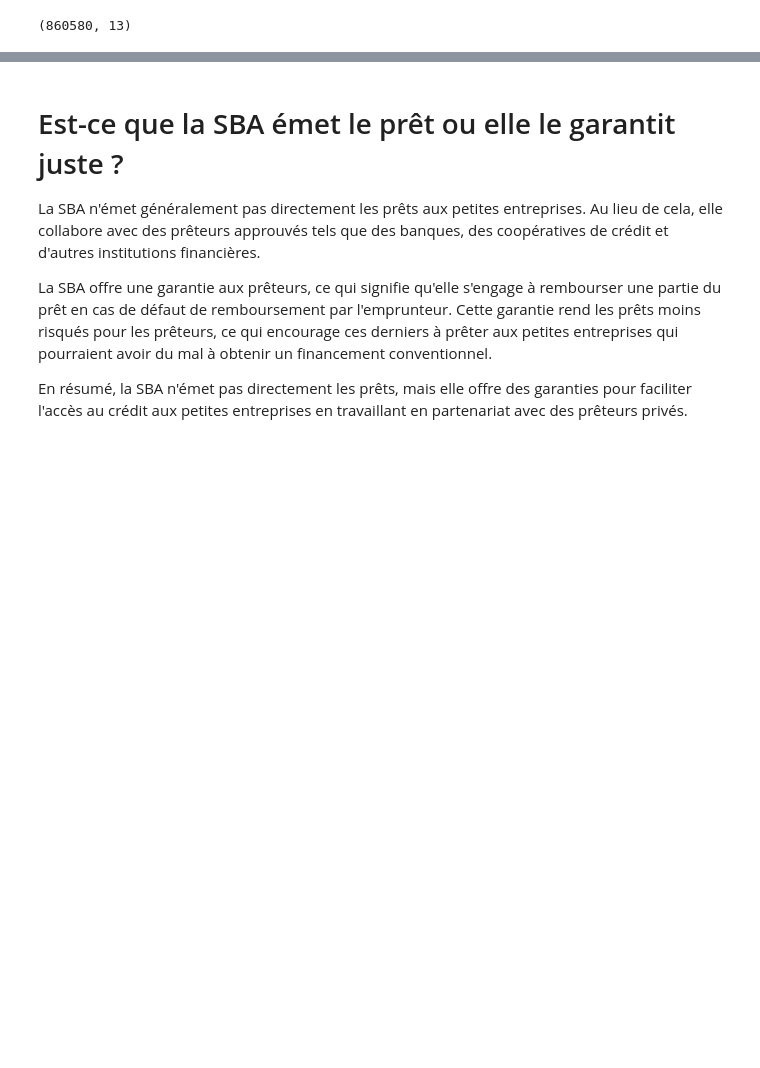
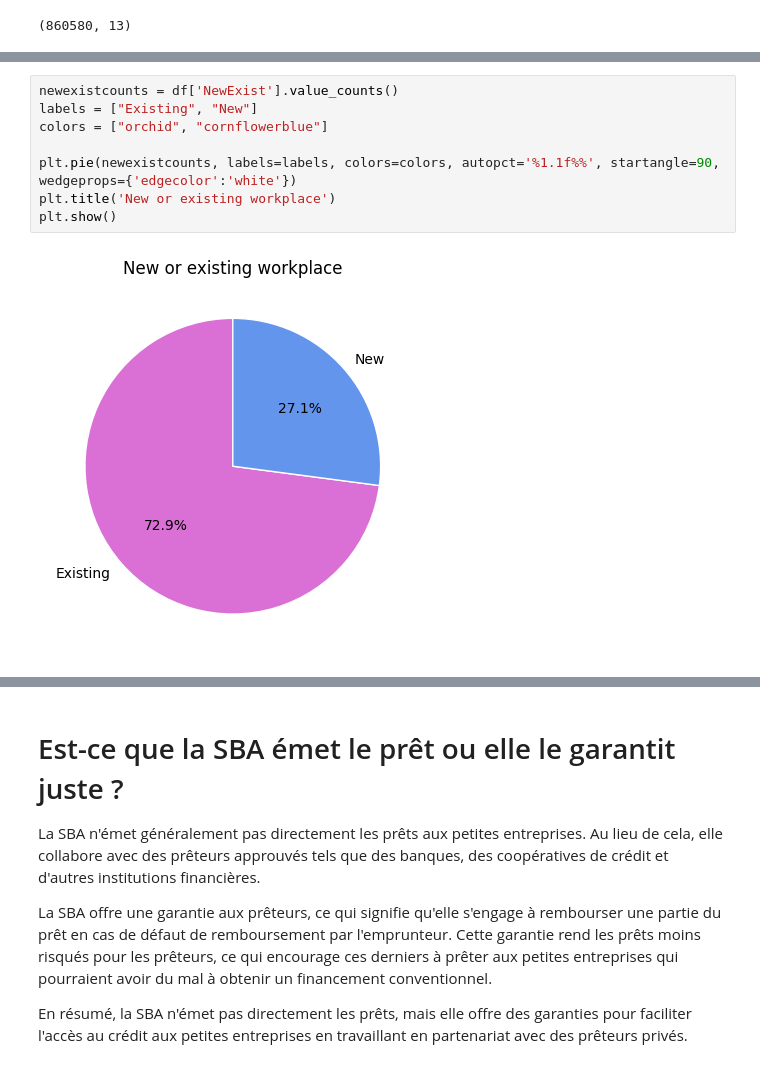
Before and after one commit to Memory77/brief_classif_sba, a Jupyter notebook: nettoyage.ipynb, the cells around one changed output, grey strips where cells are left out. Drawn from its saved outputs; the diff is of its cells as text; blank space fills up the shorter version.

```diff
--- a/nettoyage.ipynb
+++ b/nettoyage.ipynb
@@ -108,0 +141,10 @@ df
+# %%
+newexistcounts = df['NewExist'].value_counts()
+labels = ["Existing", "New"]
+colors = ["orchid", "cornflowerblue"]
+
+plt.pie(newexistcounts, labels=labels, colors=colors, autopct='%1.1f%%', startangle=90, wedgeprops={'edgecolor':'white'})
+plt.title('New or existing workplace')
+plt.show()
+# %% [output]
+[figure, added]
```
Also changed, not shown: parts of 15 cells of this notebook, 1 other file.
